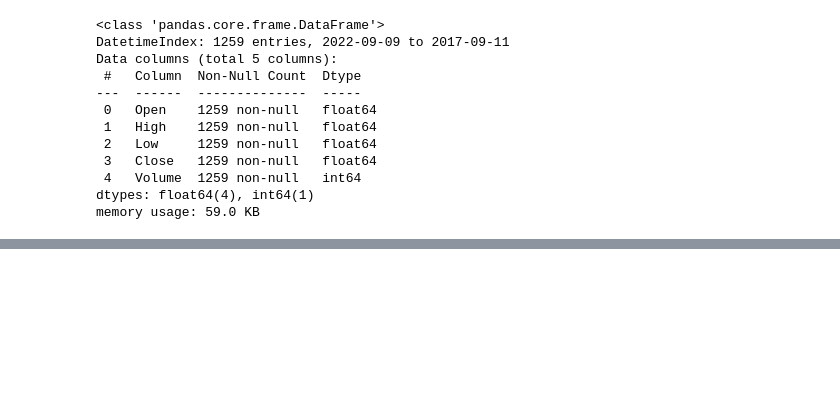
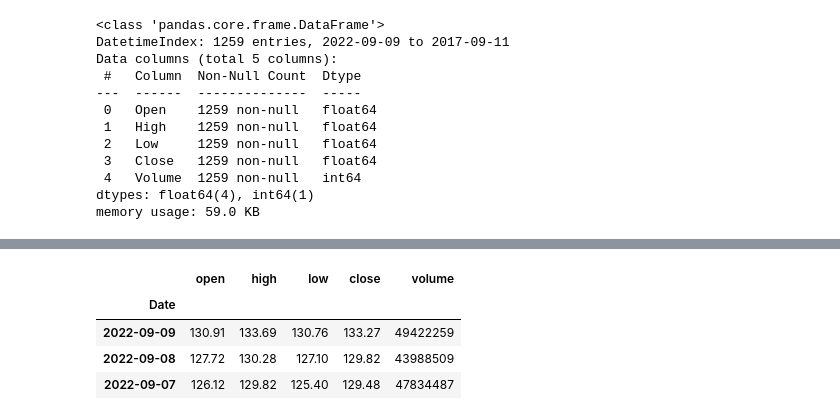
Before and after one commit to davidofitaly/course_notes_data-science-bootcamp-w-j-zyku-python---od-A-do-Z-12.5h-, a Jupyter notebook: 02_analiza_danych/08_case_study_dane_giełdowe_cz_2.ipynb, the cells around one changed output, grey strips where cells are left out. Drawn from its saved outputs; the diff is of its cells as text; code cells hidden in the pictures; blank space fills up the shorter version.

```diff
--- a/02_analiza_danych/08_case_study_dane_giełdowe_cz_2.ipynb
+++ b/02_analiza_danych/08_case_study_dane_giełdowe_cz_2.ipynb
@@ -28,0 +112,8 @@ memory usage: 59.0 KB
+# %%
+df.iloc[:3]
+# %% [output]
+|  | open | high | low | close | volume |
+| Date |  |  |  |  |  |
+| 2022-09-09 | 130.91 | 133.69 | 130.76 | 133.27 | 49422259 |
+| 2022-09-08 | 127.72 | 130.28 | 127.10 | 129.82 | 43988509 |
+| 2022-09-07 | 126.12 | 129.82 | 125.40 | 129.48 | 47834487 |
```
Also changed, not shown: parts of 8 cells of this notebook.
